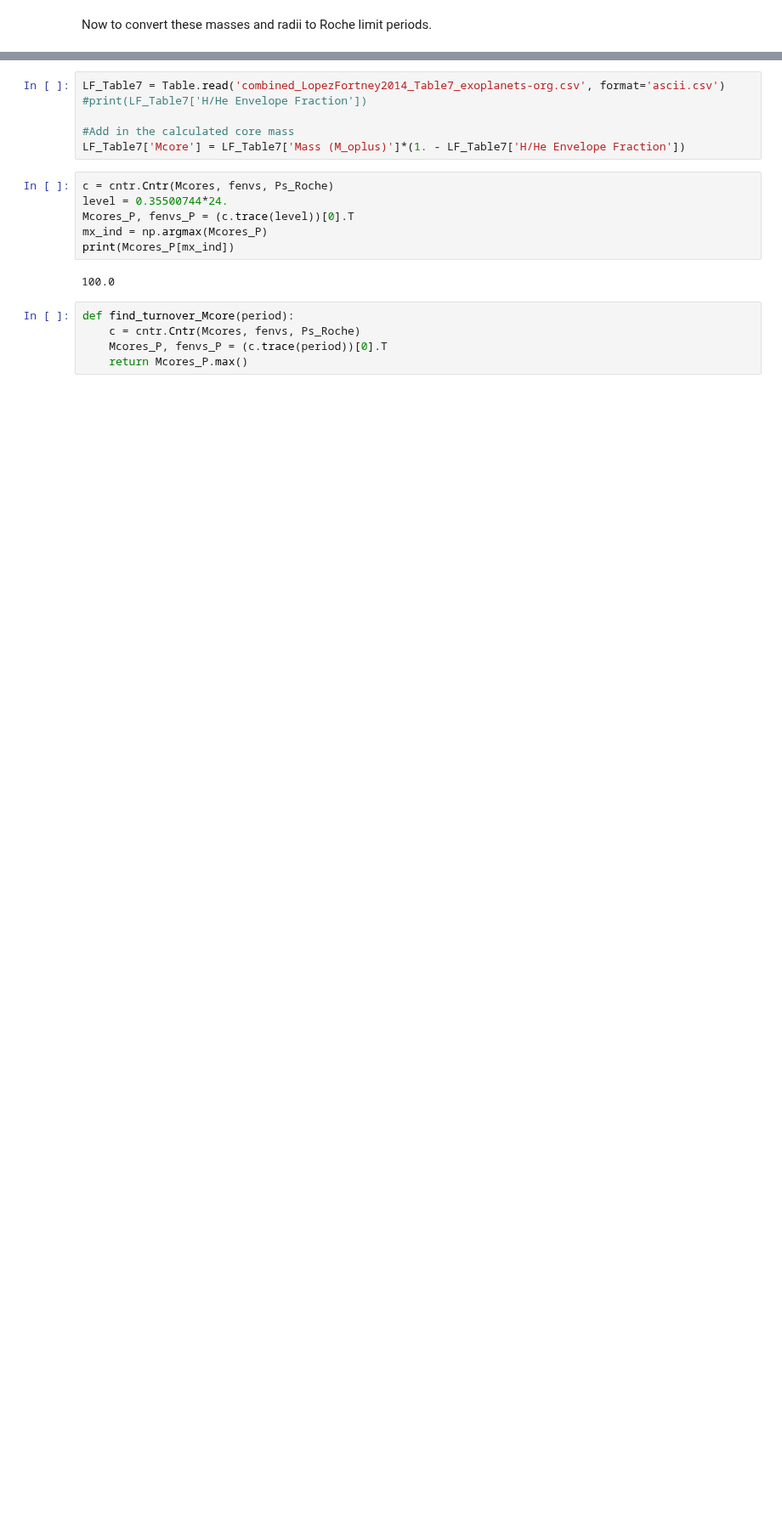
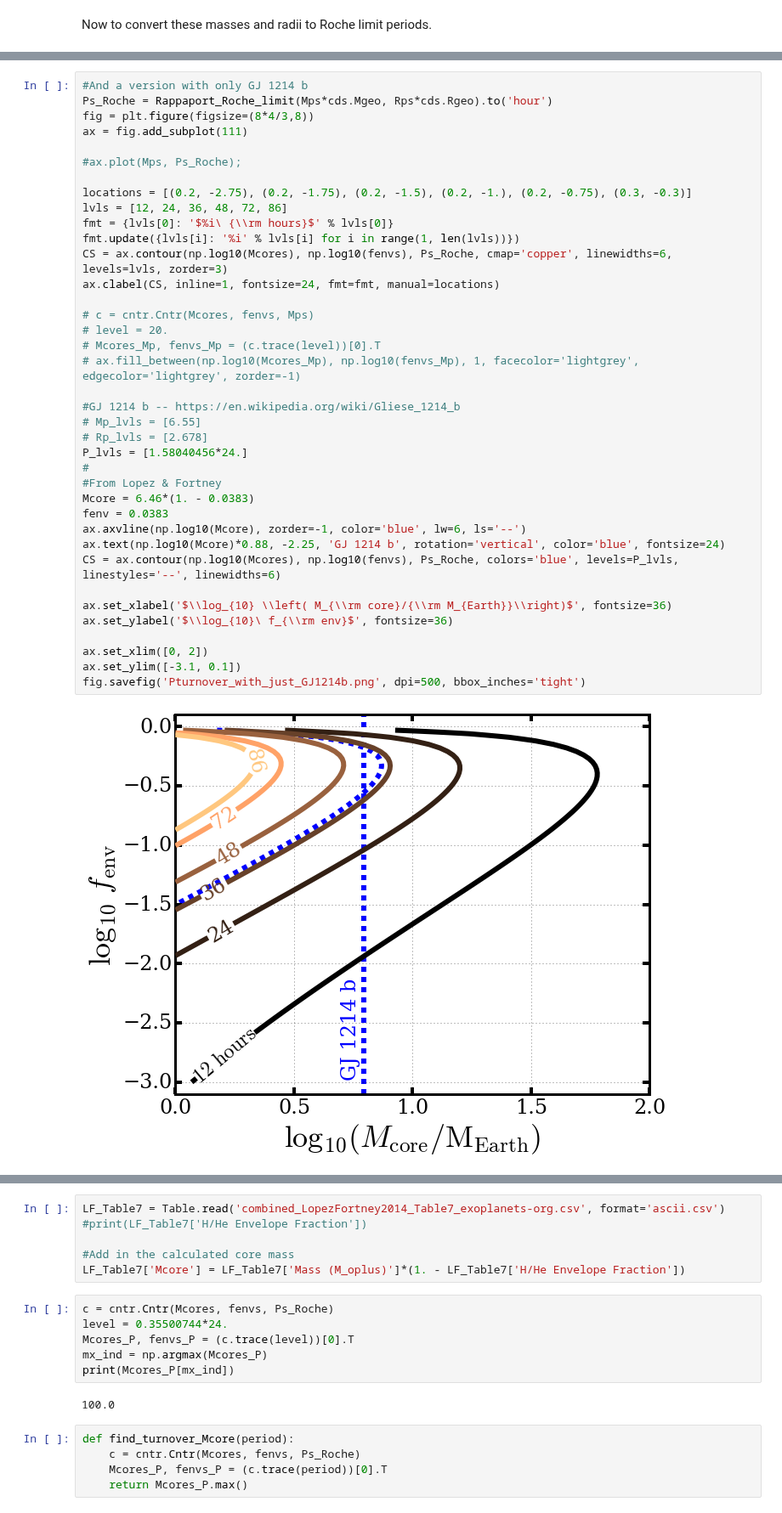
Before and after one commit to decaelus/CeMDA_tidal_evol, a Jupyter notebook: First Order Tidal Disruption Calculation.ipynb, the cells around one changed output, grey strips where cells are left out. Shown at 85% size. Drawn from its saved outputs; the diff is of its cells as text; blank space fills up the shorter version.

Commit message:
Added version of PTurnover figure with JUST GJ1214b

```diff
--- a/First Order Tidal Disruption Calculation.ipynb
+++ b/First Order Tidal Disruption Calculation.ipynb
@@ -170,4 +171,44 @@ fig.savefig('Pturnover_without_examples.png', dpi=500, bbox_inches='tight')
 [figure]
+# %%
+#And a version with only GJ 1214 b
+Ps_Roche = Rappaport_Roche_limit(Mps*cds.Mgeo, Rps*cds.Rgeo).to('hour')
+fig = plt.figure(figsize=(8*4/3,8))
+ax = fig.add_subplot(111)
+
+#ax.plot(Mps, Ps_Roche);
+
+locations = [(0.2, -2.75), (0.2, -1.75), (0.2, -1.5), (0.2, -1.), (0.2, -0.75), (0.3, -0.3)]
+lvls = [12, 24, 36, 48, 72, 86]
+fmt = {lvls[0]: '$%i\ {\\rm hours}$' % lvls[0]}
+fmt.update({lvls[i]: '%i' % lvls[i] for i in range(1, len(lvls))})
+CS = ax.contour(np.log10(Mcores), np.log10(fenvs), Ps_Roche, cmap='copper', linewidths=6, levels=lvls, zorder=3)
+ax.clabel(CS, inline=1, fontsize=24, fmt=fmt, manual=locations)
+
+# c = cntr.Cntr(Mcores, fenvs, Mps)
+# level = 20.
+# Mcores_Mp, fenvs_Mp = (c.trace(level))[0].T
+# ax.fill_between(np.log10(Mcores_Mp), np.log10(fenvs_Mp), 1, facecolor='lightgrey', edgecolor='lightgrey', zorder=-1)
+
+#GJ 1214 b -- https://en.wikipedia.org/wiki/Gliese_1214_b
+# Mp_lvls = [6.55]
+# Rp_lvls = [2.678]
+P_lvls = [1.58040456*24.]
+#
+#From Lopez & Fortney
+Mcore = 6.46*(1. - 0.0383)
+fenv = 0.0383
+ax.axvline(np.log10(Mcore), zorder=-1, color='blue', lw=6, ls='--')
+ax.text(np.log10(Mcore)*0.88, -2.25, 'GJ 1214 b', rotation='vertical', color='blue', fontsize=24)
+CS = ax.contour(np.log10(Mcores), np.log10(fenvs), Ps_Roche, colors='blue', levels=P_lvls, linestyles='--', linewidths=6)
+
+ax.set_xlabel('$\\log_{10} \\left( M_{\\rm core}/{\\rm M_{Earth}}\\right)$', fontsize=36)
+ax.set_ylabel('$\\log_{10}\ f_{\\rm env}$', fontsize=36)
+
+ax.set_xlim([0, 2])
+ax.set_ylim([-3.1, 0.1])
+fig.savefig('Pturnover_with_just_GJ1214b.png', dpi=500, bbox_inches='tight')
+# %% [output]
+[figure, added]
 # %%
 Ps_Roche = Rappaport_Roche_limit(Mps*cds.Mgeo, Rps*cds.Rgeo).to('hour')
 fig = plt.figure(figsize=(8,8))
```
Also changed, not shown: parts of 2 cells of this notebook, 1 other file.
